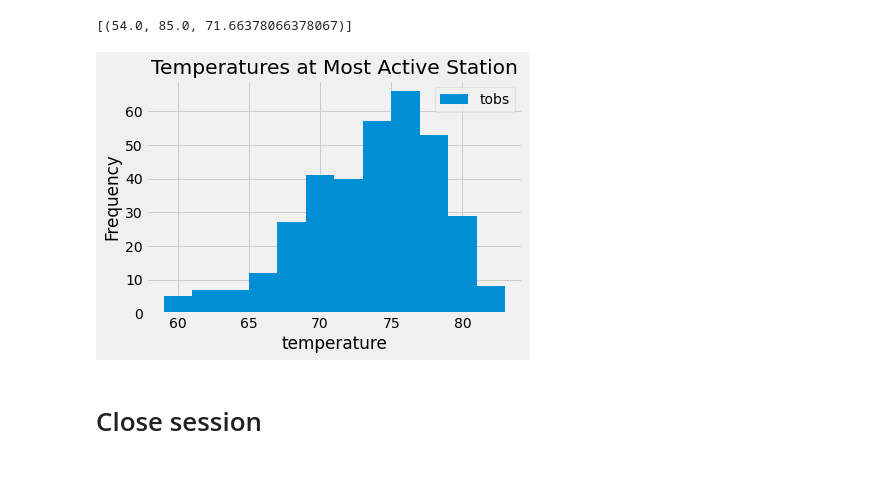
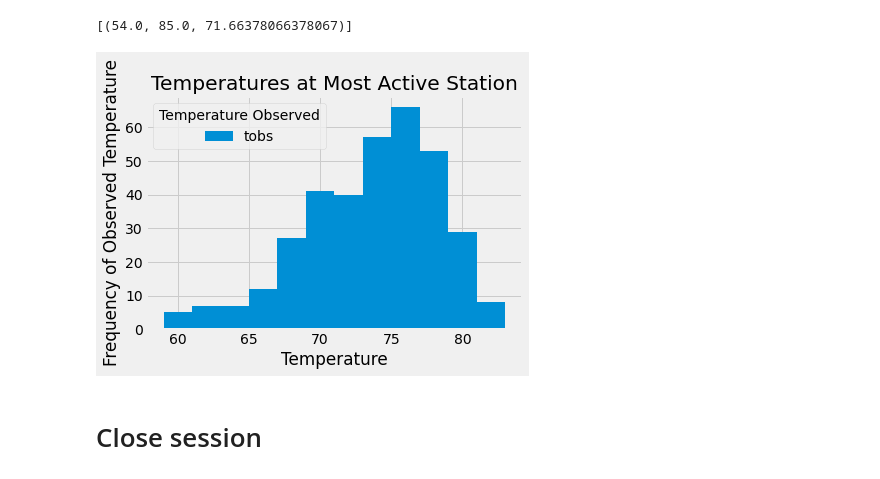
Before and after one commit to wjcutrone/Hawaii-Climate-Analysis, a Jupyter notebook: climate_starter.ipynb, the cells around one changed output. Cells and saved outputs as stored; diff of their text form; code cells hidden in the pictures.

Commit message:
updates
fixed plots

```diff
--- a/climate_starter.ipynb
+++ b/climate_starter.ipynb
@@ -121,15 +123,17 @@ temp_data
 # %%
 # Using the most active station id
 # Query the last 12 months of temperature observation data for this station and plot the results as a histogram
 recent_temp = session.query(Measurement.tobs).filter(Measurement.date>=earliest_date).filter(Measurement.station=='USC00519281').all()
 #SELECT tobs FROM Measurement WHERE date>=earliest_date AND station='USC'
 temp_df = pd.DataFrame(recent_temp, columns=['tobs'])
 temp_df.plot.hist(bins=12)
-plt.xlabel('temperature')
+plt.xlabel('Temperature')
+plt.ylabel('Frequency of Observed Temperature')
 plt.title("Temperatures at Most Active Station")
+plt.legend(title="Temperature Observed")
 plt.show()
 # %% [output]
-[figure, old version]
+[figure, new version]
 # %% [markdown]
 # Close session
 # %%
```
Also changed, not shown: parts of 2 cells of this notebook.
